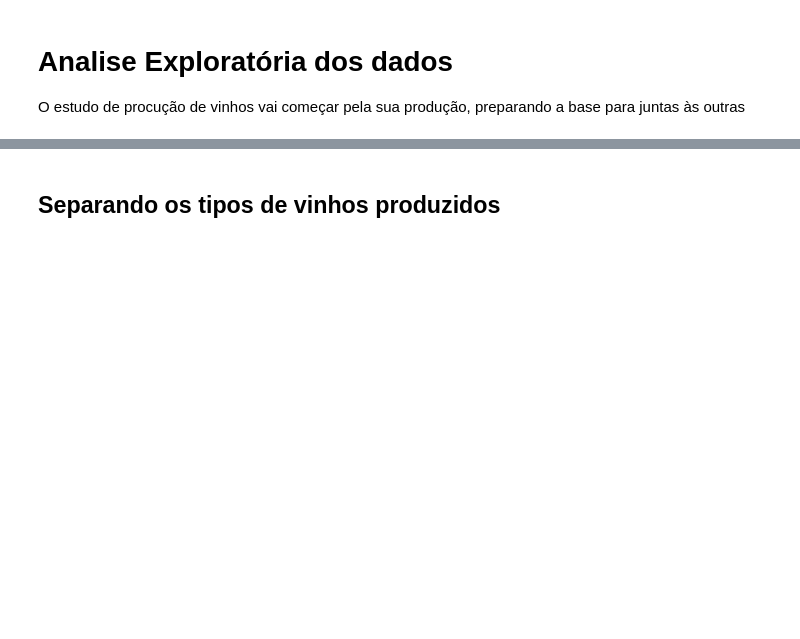
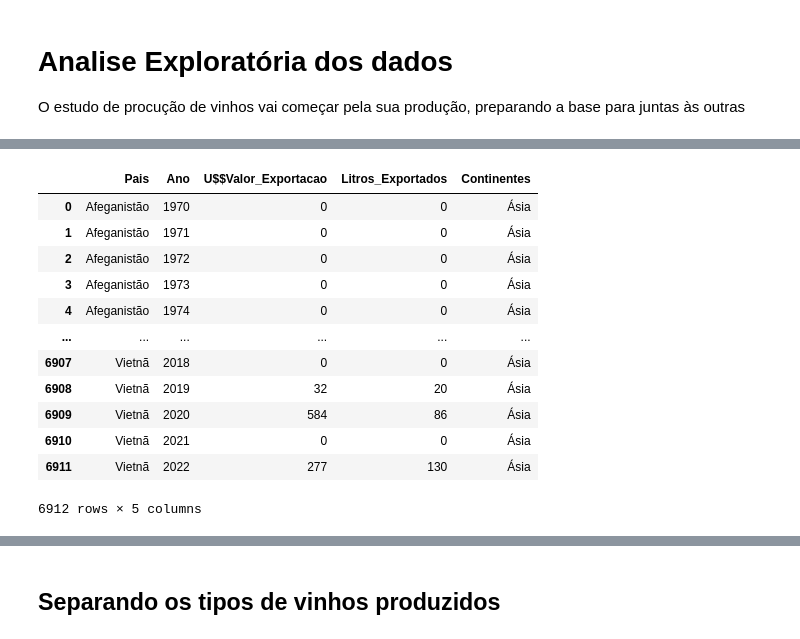
Before and after one commit to eugeniogdiniz/Grupo_posFiap, a Jupyter notebook: scr/producao_bases.ipynb, the cells around one changed output, grey strips where cells are left out. Saved outputs shown, nothing was run; the diff lists cells and outputs as text; code cells hidden in the pictures; blank space fills up the shorter version.

```diff
--- a/scr/producao_bases.ipynb
+++ b/scr/producao_bases.ipynb
@@ -48,0 +170,48 @@ array(['1-VINHO DE MESA', '2-Tinto', '3-Branco', '4-Rosado',
+# %%
+Valores_dolar = ['1970.1', '1971.1', '1972.1', '1973.1', '1974.1', '1975.1',
+       '1976.1', '1977.1', '1978.1', '1979.1', '1980.1', '1981.1',
+       '1982.1', '1983.1', '1984.1', '1985.1', '1986.1', '1987.1', '1988.1',
+       '1989.1', '1990.1', '1991.1', '1992.1', '1993.1', '1994.1',
+       '1995.1', '1996.1', '1997.1', '1998.1', '1999.1', '2000.1', '2001.1', '2002.1', '2003.1', '2004.1', '2005.1', '2006.1', '2007.1',
+       '2008.1', '2009.1', '2010', '2010.1', '2011.1',
+       '2012.1','2013.1', '2014.1',  '2015.1',
+       '2016.1', '2017.1','2018.1', '2019.1',
+       '2020.1', '2021.1', '2022.1']
+# %%
+Exportacao_litros = ['1970', '1971', '1972', '1973', '1974', '1975', '1976', '1977', '1978',
+                      '1979', '1980', '1981', '1982', '1983', '1984', '1985', '1986', '1987',
+                      '1988', '1989', '1990', '1991', '1992', '1993', '1994', '1995', '1996', '1997',
+                      '1998', '1999', '2000', '2001', '2002', '2003', '2004', '2005', '2006', '2007',
+                      '2008', '2009', '2010', '2010', '2011', '2012', '2013', '2014', '2015', '2016',
+                      '2017', '2018', '2019', '2020', '2021', '2022']
+# %%
+df_exportacao_vinho_dolar = df_exportacao_vinho.reset_index().melt(id_vars='País', value_vars=Valores_dolar)
+df_exportacao_vinho_dolar.columns = ['Pais', 'Ano', 'U$$Valor_Exportacao']
+df_exportacao_vinho_dolar['id_pais_ano'] = df_exportacao_vinho_dolar['Pais'] + df_exportacao_vinho_dolar['Ano']
+df_exportacao_vinho_dolar['id_pais_ano'] = df_exportacao_vinho_dolar['id_pais_ano'].str.replace('.1', '')
+df_exportacao_vinho_dolar['Ano'] = df_exportacao_vinho_dolar['Ano'].str.replace('.1', '')
+
+
+df_exportacao_vinho_litros = df_exportacao_vinho.reset_index().melt(id_vars='País', value_vars=Exportacao_litros)
+df_exportacao_vinho_litros.columns = ['Pais', 'Ano', 'Litros_Exportados']
+df_exportacao_vinho_litros['id_pais_ano'] = df_exportacao_vinho_litros['Pais'] + df_exportacao_vinho_litros['Ano']
+# %%
+tabela_exportacao = pd.merge(df_exportacao_vinho_dolar, df_exportacao_vinho_litros, how='inner', on='id_pais_ano')
+tabela_exportacao = tabela_exportacao[['Pais_x', 'Ano_x', 'U$$Valor_Exportacao', 'Litros_Exportados']]
+tabela_exportacao.columns = ['Pais', 'Ano', 'U$$Valor_Exportacao', 'Litros_Exportados']
+tabela_exportacao = pd.merge(tabela_exportacao, df_pais_continente, how='outer', on='Pais')
+tabela_exportacao
+# %% [output]
+|  | Pais | Ano | U$$Valor_Exportacao | Litros_Exportados | Continentes |
+| 0 | Afeganistão | 1970 | 0 | 0 | Ásia |
+| 1 | Afeganistão | 1971 | 0 | 0 | Ásia |
+| 2 | Afeganistão | 1972 | 0 | 0 | Ásia |
+| 3 | Afeganistão | 1973 | 0 | 0 | Ásia |
+| 4 | Afeganistão | 1974 | 0 | 0 | Ásia |
+| ... | ... | ... | ... | ... | ... |
+| 6907 | Vietnã | 2018 | 0 | 0 | Ásia |
+| 6908 | Vietnã | 2019 | 32 | 20 | Ásia |
+| 6909 | Vietnã | 2020 | 584 | 86 | Ásia |
+| 6910 | Vietnã | 2021 | 0 | 0 | Ásia |
+| 6911 | Vietnã | 2022 | 277 | 130 | Ásia |
+6912 rows × 5 columns
```
Also changed, not shown: parts of 14 cells of this notebook, 2 other files.
